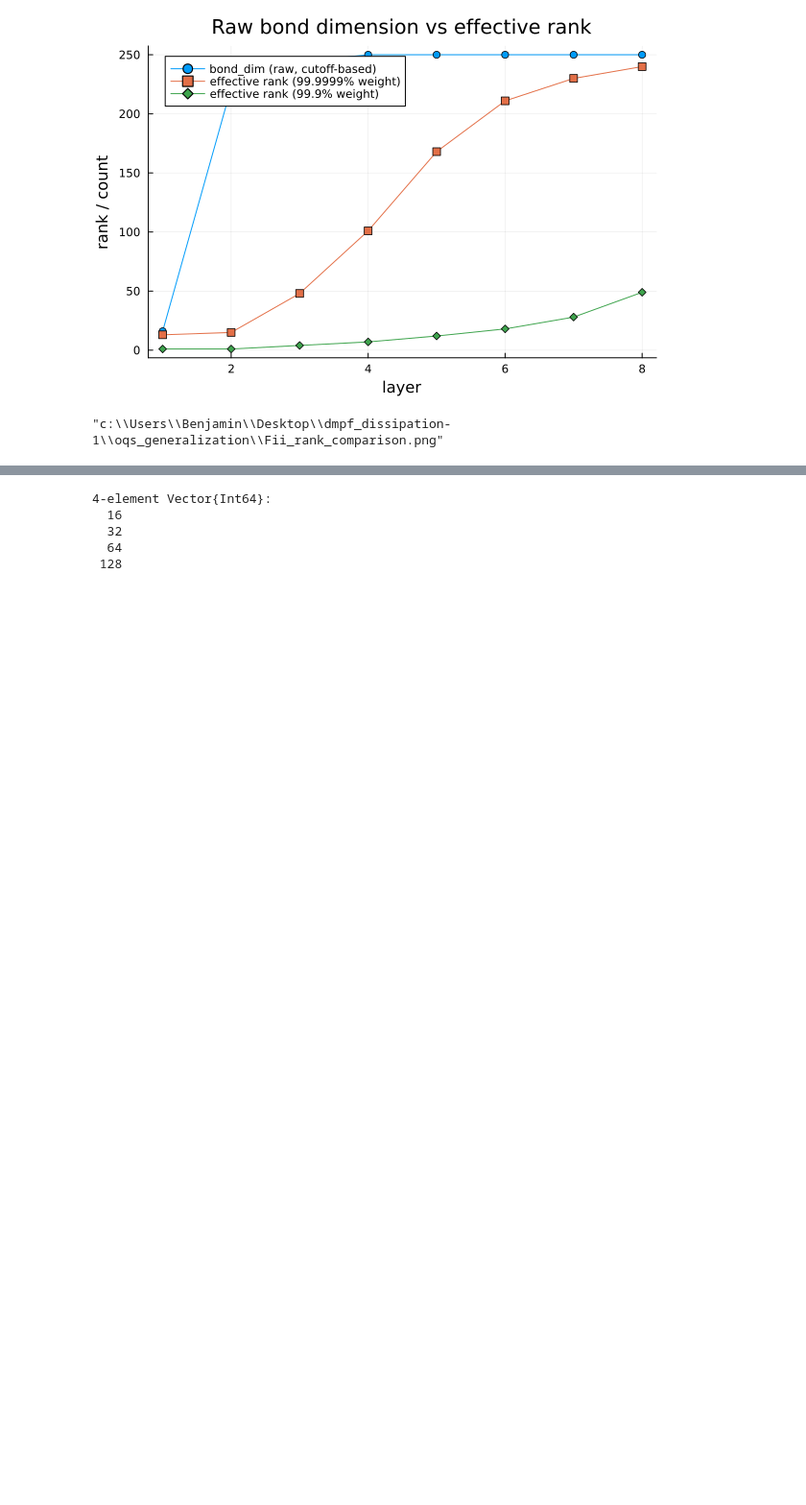
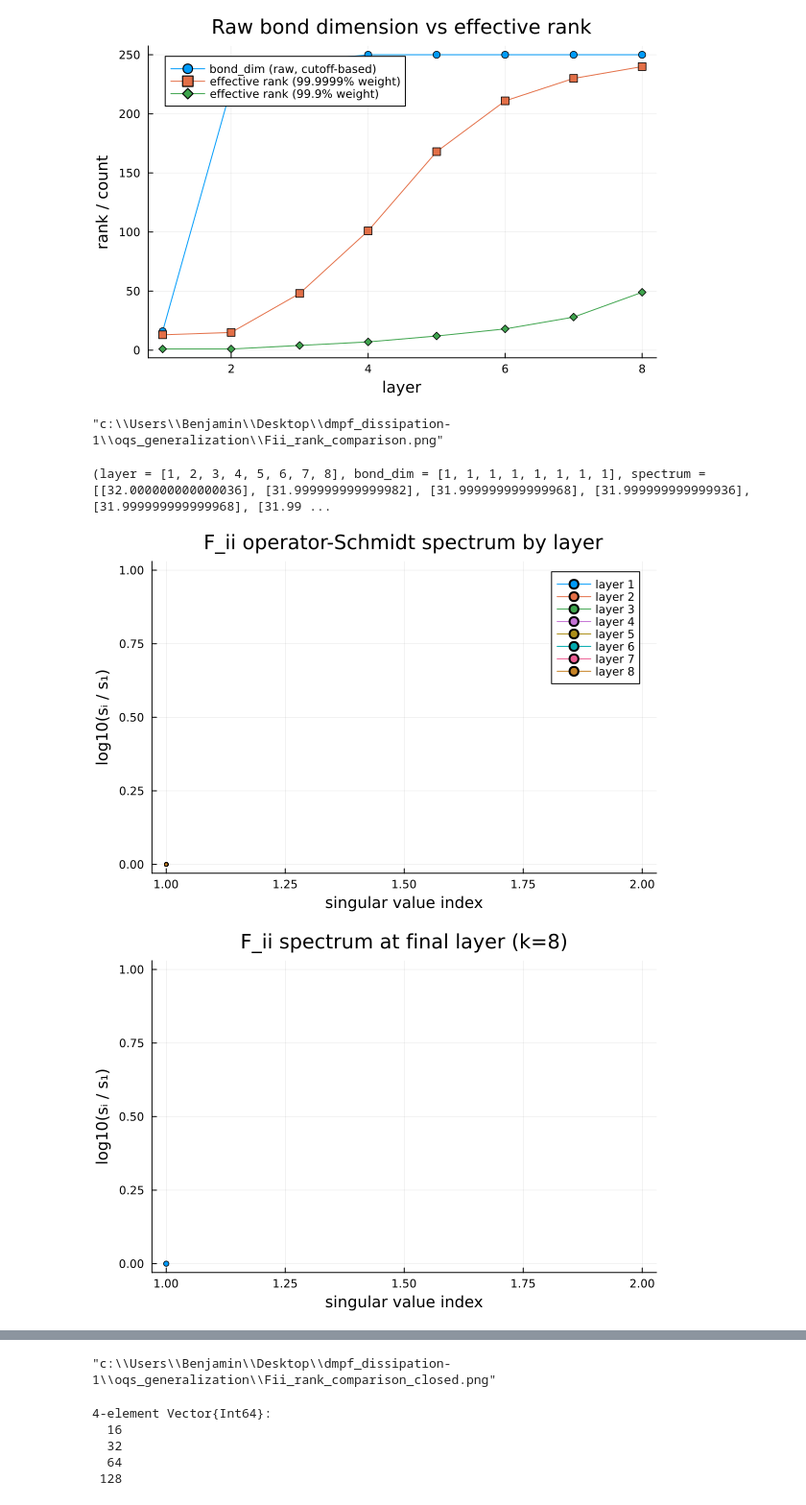
Before and after one commit to bentirher/dmpf_dissipation, a Jupyter notebook: oqs_generalization/spectrum_analysis.ipynb, the cells around one changed output, grey strips where cells are left out. Shown at 96% size. Drawn from its saved outputs; the diff is of its cells as text; code cells hidden in the pictures; blank space fills up the shorter version.

Commit message:
try close system comparison

```diff
--- a/oqs_generalization/spectrum_analysis.ipynb
+++ b/oqs_generalization/spectrum_analysis.ipynb
@@ -62,3 +62,65 @@ savefig(plt3, "Fii_rank_comparison.png")
 [figure]
 [figure]
 "c:\\Users\\Benjamin\\Desktop\\dmpf_dissipation-1\\oqs_generalization\\Fii_rank_comparison.png"
+# %%
+import Distributions
+import Random
+include("spectrum_truncation_analysis.jl")
+#include("liouville_space.jl")
+
+Random.seed!(1234)
+n = 5                  # number of system qubits
+J = rand(Distributions.Uniform(1/4, 3/4), n-1)
+gammas = fill(0.05, n)     # uniform amplitude-damping rate on every qubit
+t = 3.0                    # total evolution time
+k = 8
+cutoff = 1e-10
+maxdim = 250
+order = 1
+dissipation = false
+lsites = liouville_siteinds(n)
+
+result = track_Fii_spectrum(
+    n, J, gammas, t, k, lsites, cutoff, maxdim;
+    order, dissipation)
+# %% [output]
+(layer = [1, 2, 3, 4, 5, 6, 7, 8], bond_dim = [1, 1, 1, 1, 1, 1, 1, 1], spectrum = [[32.000000000000036], [31.999999999999982], [31.999999999999968], [31.999999999999936], [31.999999999999968], [31.99 ...
+# %%
+using Plots
+
+# --- Plot 1: spectrum decay at each layer, normalized to the largest singular value ---
+plt = plot(xlabel="singular value index", ylabel="log10(sᵢ / s₁)",
+           title="F_ii operator-Schmidt spectrum by layer", legend=:topright)
+
+for (idx, layer) in enumerate(result.layer)
+    spec = result.spectrum[idx]
+    normalized = spec ./ spec[1]
+    plot!(plt, 1:length(spec), log10.(normalized .+ 1e-300),  # +eps guards log10(0)
+          label="layer $layer", marker=:circle, markersize=2)
+end
+display(plt)
+savefig(plt, "Fii_spectrum_by_layer_closed.png")
+
+# --- Plot 2: just the final (worst-case, layer k) spectrum on its own, larger ---
+final_spec = result.spectrum[end]
+plt2 = plot(1:length(final_spec), log10.(final_spec ./ final_spec[1] .+ 1e-300),
+            xlabel="singular value index", ylabel="log10(sᵢ / s₁)",
+            title="F_ii spectrum at final layer (k=$k)", legend=false,
+            marker=:circle, markersize=3)
+display(plt2)
+savefig(plt2, "Fii_spectrum_final_layer_closed.png")
+
+# --- Plot 3: bond_dim (raw count) vs effective_rank (weight-based) side by side ---
+eff_ranks = [effective_rank(s; weight_fraction=1 - 1e-6) for s in result.spectrum]
+eff_ranks_loose = [effective_rank(s; weight_fraction=1 - 1e-3) for s in result.spectrum]
+
+plt3 = plot(result.layer, result.bond_dim, label="bond_dim (raw, cutoff-based)",
+            marker=:circle, xlabel="layer", ylabel="rank / count",
+            title="Raw bond dimension vs effective rank", legend=:topleft)
+plot!(plt3, result.layer, eff_ranks, label="effective rank (99.9999% weight)", marker=:square)
+plot!(plt3, result.layer, eff_ranks_loose, label="effective rank (99.9% weight)", marker=:diamond)
+display(plt3)
+savefig(plt3, "Fii_rank_comparison_closed.png")
+# %% [output]
+[figure, added]
+[figure, added]
@@ -65,3 +128,4 @@ savefig(plt3, "Fii_rank_comparison.png")
+"c:\\Users\\Benjamin\\Desktop\\dmpf_dissipation-1\\oqs_generalization\\Fii_rank_comparison_closed.png"
 # %%
 # Reads sweep_results/sweep.csv (or a path passed as ARGS[1]) and produces the
 # three diagnostic plots: Gram-matrix distance, DMPF error, and coefficients.
```
Also changed, not shown: parts of 1 cell of this notebook.
